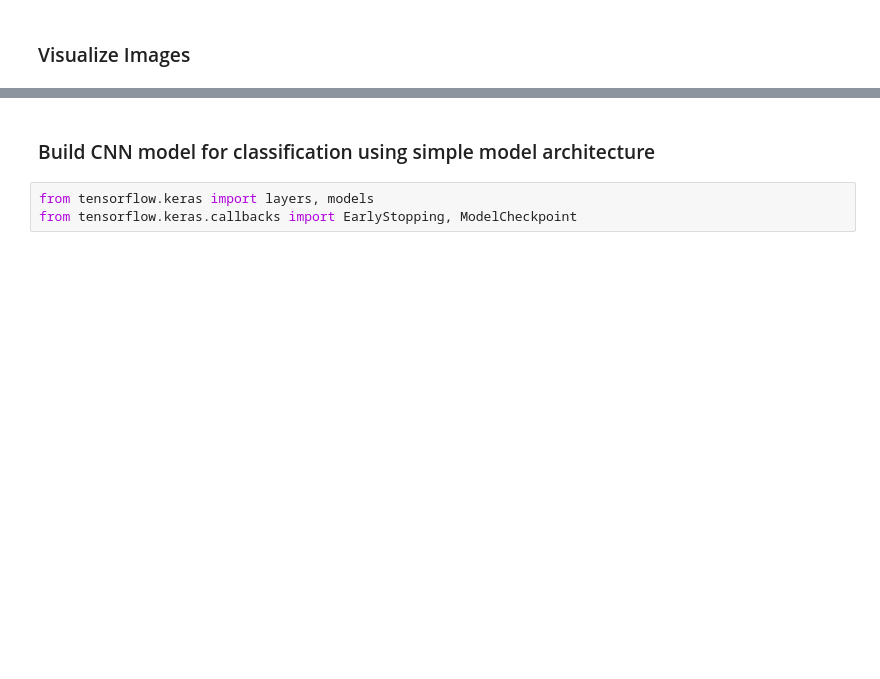
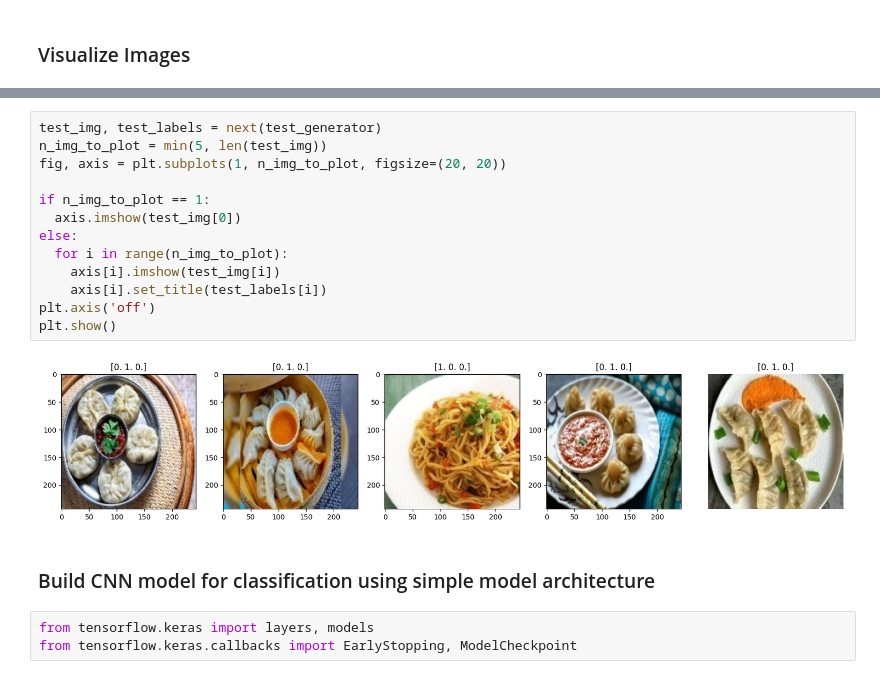
Before and after one commit to jin-raii/Handwritten-digits-using-Deep-Learning, a Jupyter notebook: momo_and_chowmein_classification.ipynb, the cells around one changed output, grey strips where cells are left out. Drawn from its saved outputs; the diff is of its cells as text; blank space fills up the shorter version.

```diff
--- a/momo_and_chowmein_classification.ipynb
+++ b/momo_and_chowmein_classification.ipynb
@@ -118,3 +115,18 @@ plt.show()
+# %%
+test_img, test_labels = next(test_generator)
+n_img_to_plot = min(5, len(test_img))
+fig, axis = plt.subplots(1, n_img_to_plot, figsize=(20, 20))
+
+if n_img_to_plot == 1:
+  axis.imshow(test_img[0])
+else:
+  for i in range(n_img_to_plot):
+    axis[i].imshow(test_img[i])
+    axis[i].set_title(test_labels[i])
+plt.axis('off')
+plt.show()
+# %% [output]
+[figure, added]
 # %% [markdown]
 ### Build CNN model for classification using simple model architecture
 # %%
```
Also changed, not shown: parts of 39 cells of this notebook.
